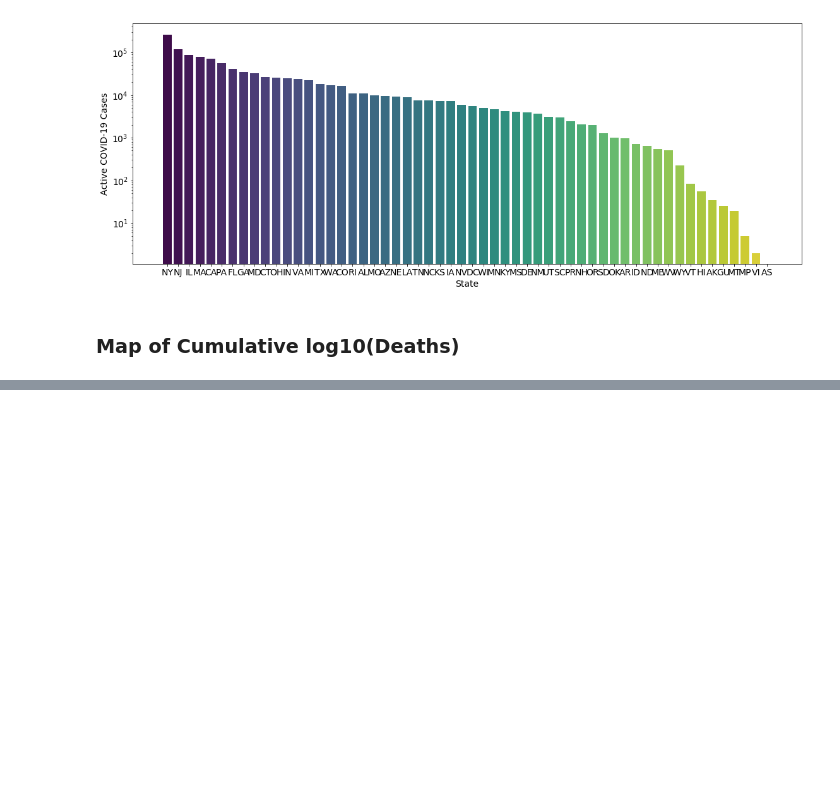
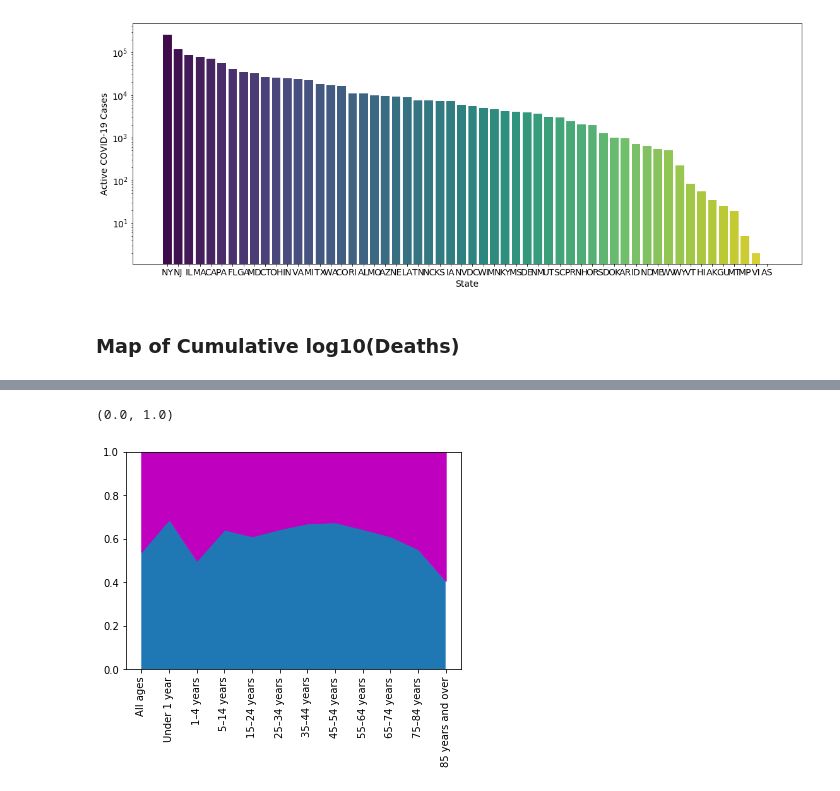
Before and after one commit to analisahill/covid19-analysis, a Jupyter notebook: COVID19_Analysis.ipynb, the cells around one changed output, grey strips where cells are left out. Saved outputs shown, nothing was run; the diff lists cells and outputs as text; code cells hidden in the pictures; blank space fills up the shorter version.

```diff
--- a/COVID19_Analysis.ipynb
+++ b/COVID19_Analysis.ipynb
@@ -192,0 +282,3 @@ m
+# %%
+mfdf = mdf.merge(fdf, on=['Age group'], suffixes=('_m', '_f'))
+mfdf['total_percentage_dead'] = mfdf['percentage_dead_m'] + mfdf['percentage_dead_f']
@@ -192,0 +301,11 @@ m
+# %%
+x, y = mfdf['Age group'], mfdf['percentage_dead_m']/mfdf['total_percentage_dead']
+fig, ax = plt.subplots()
+ax.fill_between(x, 0, y, '--o')
+ax.fill_between(x, y, 1, '--o', color='m')
+
+plt.xticks(rotation=90)
+plt.ylim(0,1)
+# %% [output]
+(0.0, 1.0)
+[figure, added]
```
Also changed, not shown: parts of 14 cells of this notebook.
